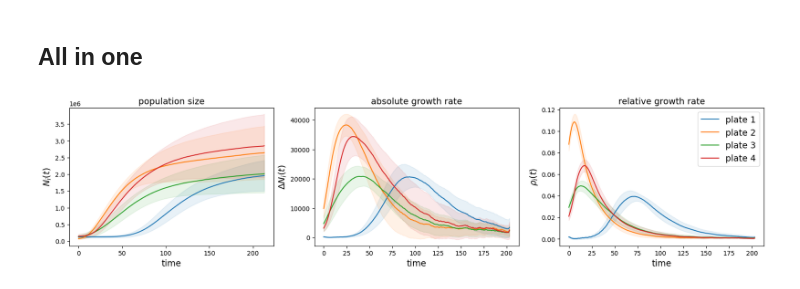
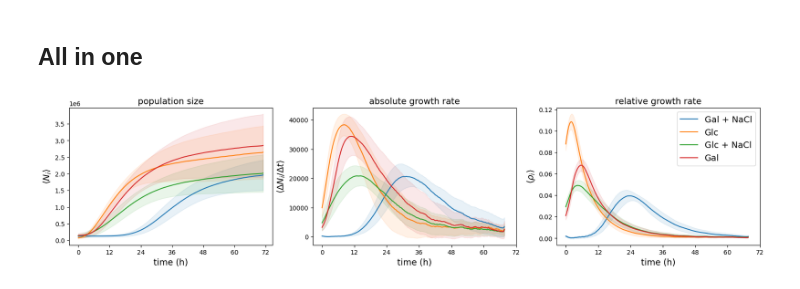
Before and after one commit to fborse/spatial-growth, a Jupyter notebook: figure-1a.ipynb, the cells around one changed output. Drawn from its saved outputs; the diff is of its cells as text; code cells hidden in the pictures.

Commit message:
Updated figures 1abc
Figure 1c in particular has seen changes since the reviews

```diff
--- a/figure-1a.ipynb
+++ b/figure-1a.ipynb
@@ -38,36 +38,44 @@ rho[..., :-1] = dNdt[..., :-1] / ((Nt[..., 1:] + Nt[..., :-1]) / 2)
 # %%
 fig, (ax_N, ax_dNdt, ax_dNN) = plt.subplots(ncols = 3, figsize = (20, 4))
 cs = ("tab:blue", "tab:orange", "tab:green", "tab:red")
 
 for p, color in zip(plates, cs):
     nt = Nt[p].reshape((n_rows * n_columns, -1))
     m, std = nt.mean(axis = 0), nt.std(axis = 0)
     ax_N.plot(m, label = f"plate {p+1}", color = color)
     ax_N.fill_between(points[:m.shape[0]], m - std, m + std, color = color, alpha = 0.1)
 ax_N.set_title("population size", fontsize = fontsize)
-ax_N.set_xlabel("time", fontsize = fontsize)
-ax_N.set_ylabel(r"$N_i(t)$", fontsize = fontsize)
+ax_N.set_xlabel("time (h)", fontsize = fontsize)
+ax_N.set_ylabel(r"$\langle N_i\rangle$", fontsize = fontsize)
+ax_N.set_xticks([0, 36, 72, 108, 144, 180, 216], labels = [0, 12, 24, 36, 48, 60, 72])
 
 for p, color in zip(plates, cs):
     dndt = smoothen(dNdt[p], 10).reshape((n_rows * n_columns, -1))
     m, std = dndt.mean(axis = 0), dndt.std(axis = 0)
     ax_dNdt.plot(m, label = f"plate {p+1}", color = color)
     ax_dNdt.fill_between(points[:m.shape[0]], m - std, m + std, color = color, alpha = 0.1)
 ax_dNdt.set_title("absolute growth rate", fontsize = fontsize)
-ax_dNdt.set_xlabel("time", fontsize = fontsize)
-ax_dNdt.set_ylabel(r"$\Delta N_i(t)$", fontsize = fontsize)
+ax_dNdt.set_xlabel("time (h)", fontsize = fontsize)
+ax_dNdt.set_ylabel(r"$\langle\Delta N_i / \Delta t\rangle$", fontsize = fontsize)
+ax_dNdt.set_xticks([0, 36, 72, 108, 144, 180, 216], labels = [0, 12, 24, 36, 48, 60, 72])
 
 for p, color in zip(plates, cs):
     dnn = smoothen(rho[p], 10).reshape((n_rows * n_columns, -1))
     m, std = dnn.mean(axis = 0), dnn.std(axis = 0)
     ax_dNN.plot(m, label = f"plate {p+1}", color = color)
     ax_dNN.fill_between(points[:m.shape[0]], m - std, m + std, color = color, alpha = 0.1)
 ax_dNN.set_title("relative growth rate", fontsize = fontsize)
-ax_dNN.set_xlabel("time", fontsize = fontsize)
-ax_dNN.set_ylabel(r"$\rho_i(t)$", fontsize = fontsize)
-ax_dNN.legend(loc = "best", fontsize = fontsize)
+ax_dNN.set_xlabel("time (h)", fontsize = fontsize)
+ax_dNN.set_ylabel(r"$\langle\rho_i\rangle$", fontsize = fontsize)
+ax_dNN.set_xticks([0, 36, 72, 108, 144, 180, 216], labels = [0, 12, 24, 36, 48, 60, 72])
+
+l = ax_dNN.legend(loc = "upper right",fontsize = fontsize)
+l.get_texts()[0].set_text("Gal + NaCl")
+l.get_texts()[1].set_text("Glc")
+l.get_texts()[2].set_text("Glc + NaCl")
+l.get_texts()[3].set_text("Gal")
 
 fig.savefig("plots/figure-1/time-series_N-dNdt-dNN.pdf", bbox_inches = "tight")
 fig.savefig("plots/figure-1/time-series_N-dNdt-dNN.png", bbox_inches = "tight");
 # %% [output]
-[figure, old version]
+[figure, new version]
```
Also changed, not shown: 2 other files.
